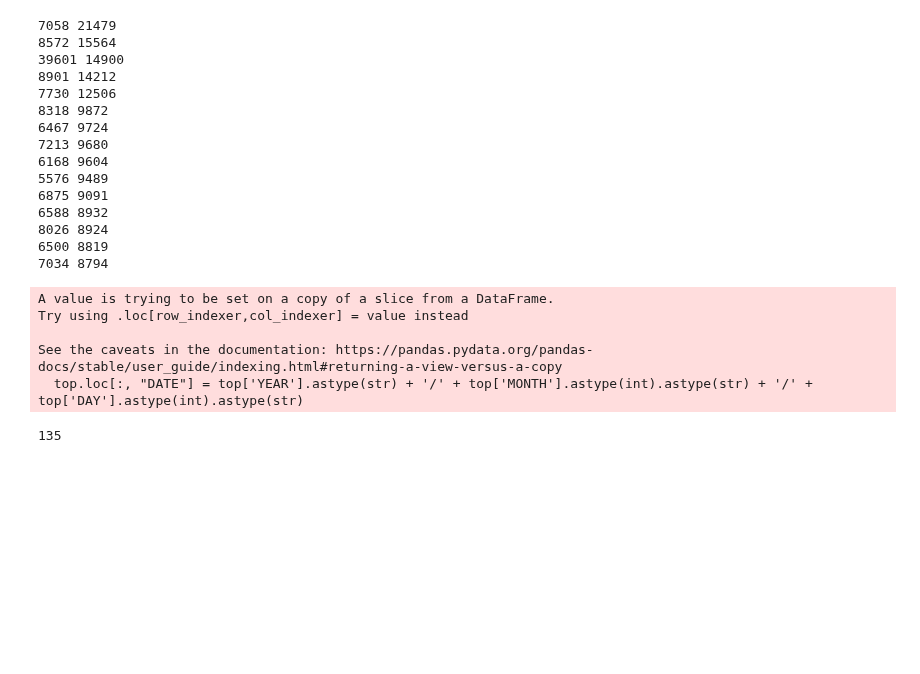
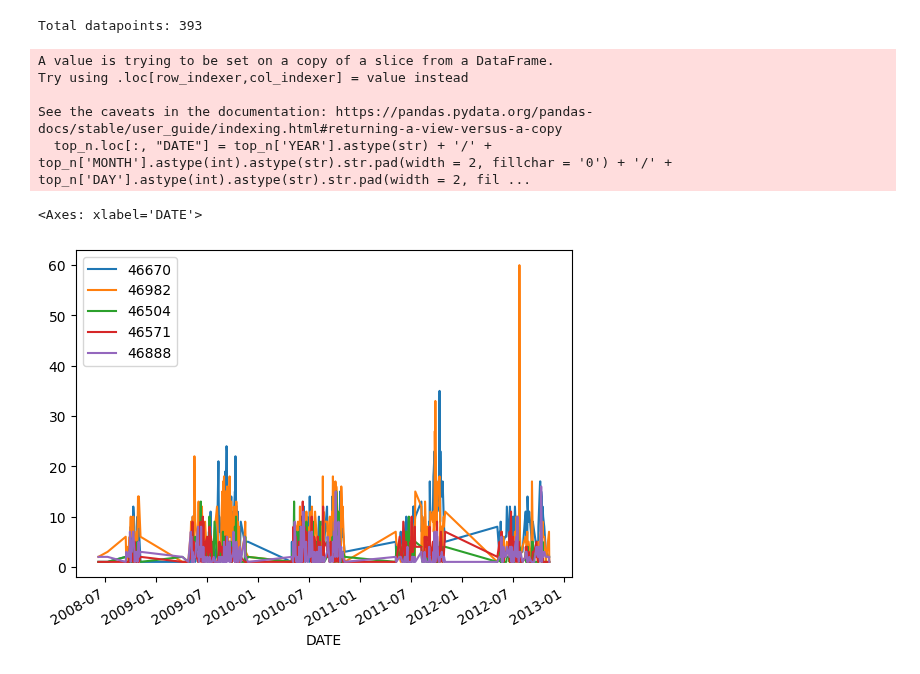
Before and after one commit to ANCP2021/ML-on-Graphs-Project, a Jupyter notebook: notebooks/data_processing.ipynb, the cells around one changed output. Saved outputs shown, nothing was run; the diff lists cells and outputs as text; code cells hidden in the pictures; blank space fills up the shorter version.

Commit message:
better plots in notebook

```diff
--- a/notebooks/data_processing.ipynb
+++ b/notebooks/data_processing.ipynb
@@ -35,40 +35,45 @@ species = sorted(pd.unique(study["ID_SPECIES"]), key = lambda x: len(study[study
 # %%
-# Check that there's enough data for each species
+# Keep only data with the top n species
+top_n = study[study.ID_SPECIES.isin(species)]
+
+# Add a new column with condensed date information
+top_n.loc[:, "DATE"] = top_n['YEAR'].astype(str) + '/' + top_n['MONTH'].astype(int).astype(str).str.pad(width = 2, fillchar = '0') + '/' + top_n['DAY'].astype(int).astype(str).str.pad(width = 2, fillchar = '0')
+
+# Find just the dates that the species have in common
+days = set(top_n[top_n["ID_SPECIES"] == species[0]].loc[:, "DATE"].unique())
 for s in species:
-    print(s, len(study[study["ID_SPECIES"] == s]))
+    days &= set(top_n[top_n["ID_SPECIES"] == s].loc[:, "DATE"].unique())
 
-# Keep only data with those species
-top = study[study.ID_SPECIES.isin(species)]
-
-top.loc[:, "DATE"] = top['YEAR'].astype(str) + '/' + top['MONTH'].astype(int).astype(str) + '/' + top['DAY'].astype(int).astype(str)
-
-days = set(top[top["ID_SPECIES"] == species[0]].loc[:, "DATE"].unique())
-
-for s in species:
-    days &= set(top[top["ID_SPECIES"] == s].loc[:, "DATE"].unique())
-
-# How many days to the top n species have in common
-len(days)
+print("Total datapoints:", len(days))
 # %% [output]
-7058 21479
-8572 15564
-39601 14900
-8901 14212
-7730 12506
-8318 9872
-6467 9724
-7213 9680
-6168 9604
-5576 9489
-6875 9091
-6588 8932
-8026 8924
-6500 8819
-7034 8794
+Total datapoints: 393
 A value is trying to be set on a copy of a slice from a DataFrame.
 Try using .loc[row_indexer,col_indexer] = value instead
 
 See the caveats in the documentation: https://pandas.pydata.org/pandas-docs/stable/user_guide/indexing.html#returning-a-view-versus-a-copy
-  top.loc[:, "DATE"] = top['YEAR'].astype(str) + '/' + top['MONTH'].astype(int).astype(str) + '/' + top['DAY'].astype(int).astype(str)
+  top_n.loc[:, "DATE"] = top_n['YEAR'].astype(str) + '/' + top_n['MONTH'].astype(int).astype(str).str.pad(width = 2, fillchar = '0') + '/' + top_n['DAY'].astype(int).astype(str).str.pad(width = 2, fil ...
-135
+# %%
+# Remove data for days not shared by all species
+days_cleaned = top_n[top_n["DATE"].isin(days)]
+days_cleaned.set_index(["ID_SPECIES", "DATE"], inplace = True)
+
+# Make a new dataframe that will match species and dates to abundance
+by_species = pd.DataFrame()
+by_species["DATE"] = pd.to_datetime(sorted(days))
+by_species.set_index("DATE", inplace = True)
+
+# Add each target species to the dataframe
+for s in species:
+    by_species[s] = None
+
+# Condense data for each species and date
+for day in days:
+    for s in species:
+        by_species.at[day, s] = np.sum(days_cleaned.loc[(s, day), "sum.allrawdata.ABUNDANCE"])
+
+# Plot the species abundance over time
+by_species.plot(y = species, use_index = True)
+# %% [output]
+<Axes: xlabel='DATE'>
+[figure, added]
 # %%
```
Also changed, not shown: parts of 2 cells of this notebook, 3 other files.
